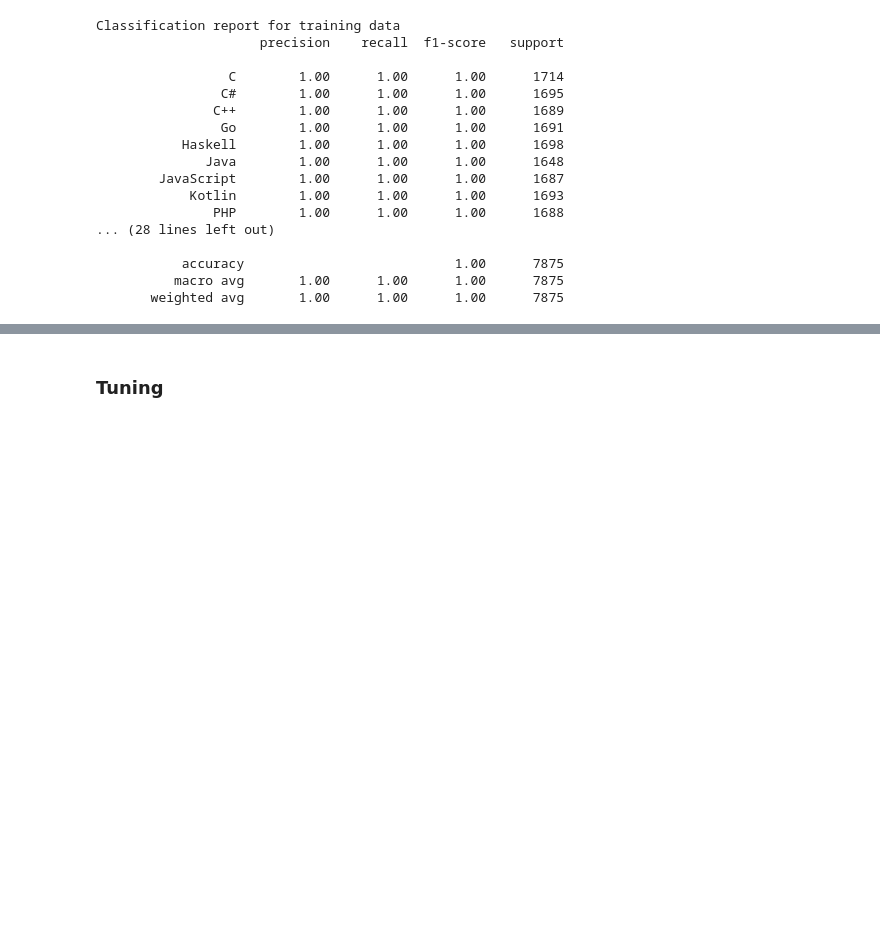
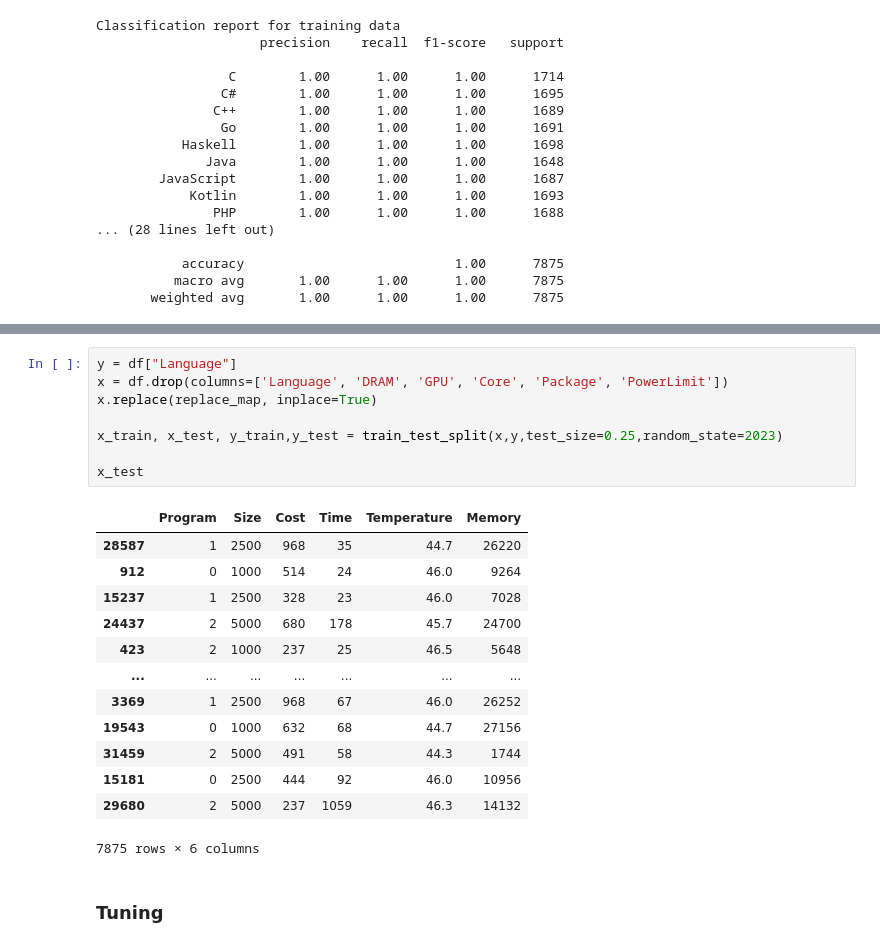
Before and after one commit to realRunlo/EnergyMeasurement, a Jupyter notebook: notebooks/decision_tree.ipynb, the cells around one changed output, grey strips where cells are left out. Cells and saved outputs as stored; diff of their text form; blank space fills up the shorter version.

```diff
--- a/notebooks/decision_tree.ipynb
+++ b/notebooks/decision_tree.ipynb
@@ -85,3 +99,25 @@ Classification report for training data
+# %%
+y = df["Language"]
+x = df.drop(columns=['Language', 'DRAM', 'GPU', 'Core', 'Package', 'PowerLimit'])
+x.replace(replace_map, inplace=True)
+
+x_train, x_test, y_train,y_test = train_test_split(x,y,test_size=0.25,random_state=2023)
+
+x_test
+# %% [output]
+|  | Program | Size | Cost | Time | Temperature | Memory |
+| 28587 | 1 | 2500 | 968 | 35 | 44.7 | 26220 |
+| 912 | 0 | 1000 | 514 | 24 | 46.0 | 9264 |
+| 15237 | 1 | 2500 | 328 | 23 | 46.0 | 7028 |
+| 24437 | 2 | 5000 | 680 | 178 | 45.7 | 24700 |
+| 423 | 2 | 1000 | 237 | 25 | 46.5 | 5648 |
+| ... | ... | ... | ... | ... | ... | ... |
+| 3369 | 1 | 2500 | 968 | 67 | 46.0 | 26252 |
+| 19543 | 0 | 1000 | 632 | 68 | 44.7 | 27156 |
+| 31459 | 2 | 5000 | 491 | 58 | 44.3 | 1744 |
+| 15181 | 0 | 2500 | 444 | 92 | 46.0 | 10956 |
+| 29680 | 2 | 5000 | 237 | 1059 | 46.3 | 14132 |
+7875 rows × 6 columns
 # %% [markdown]
 ### Tuning
 # %%
```
Also changed, not shown: parts of 5 cells of this notebook.
